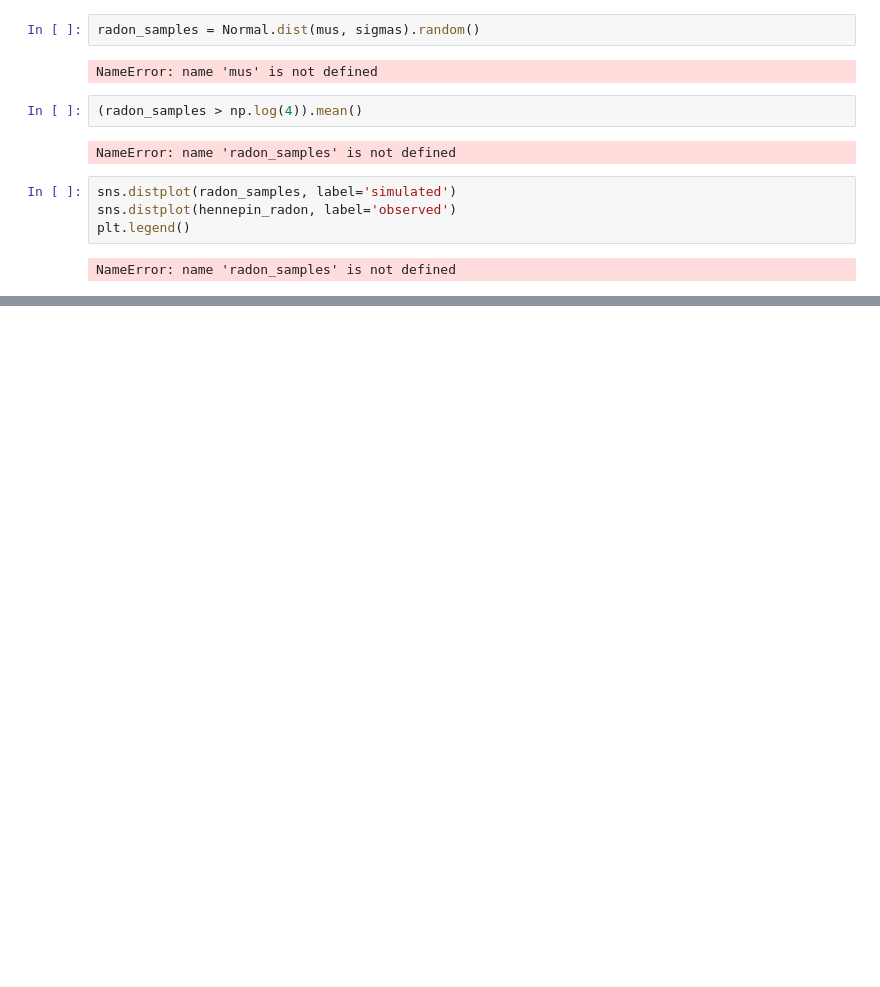
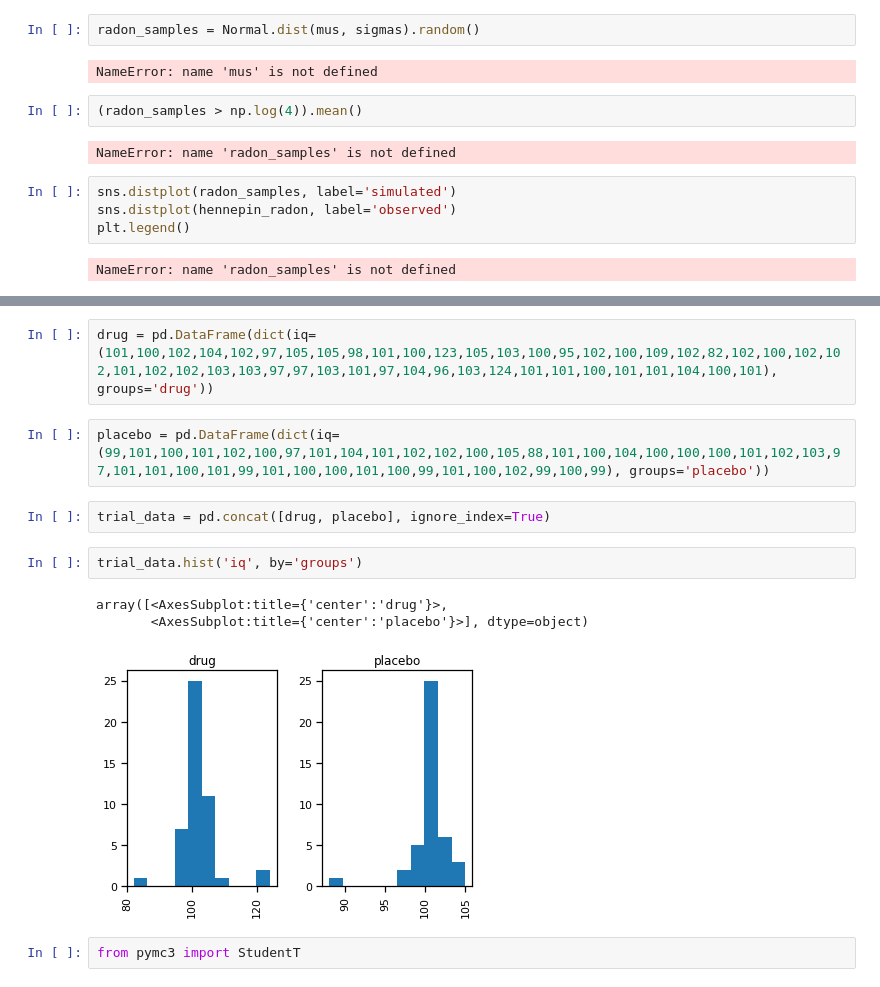
Before and after one commit to jdoolittle126/se419-master, a Jupyter notebook: exercise-04.2/Exercise 4.2.ipynb, the cells around one changed output, grey strips where cells are left out. Saved outputs shown, nothing was run; the diff lists cells and outputs as text; blank space fills up the shorter version.

```diff
--- a/exercise-04.2/Exercise 4.2.ipynb
+++ b/exercise-04.2/Exercise 4.2.ipynb
@@ -125,0 +140,14 @@ with Model() as prior_sensitivity:
+# %%
+drug = pd.DataFrame(dict(iq=(101,100,102,104,102,97,105,105,98,101,100,123,105,103,100,95,102,100,109,102,82,102,100,102,102,101,102,102,103,103,97,97,103,101,97,104,96,103,124,101,101,100,101,101,104,100,101), groups='drug'))
+# %%
+placebo = pd.DataFrame(dict(iq=(99,101,100,101,102,100,97,101,104,101,102,102,100,105,88,101,100,104,100,100,100,101,102,103,97,101,101,100,101,99,101,100,100,101,100,99,101,100,102,99,100,99), groups='placebo'))
+# %%
+trial_data = pd.concat([drug, placebo], ignore_index=True)
+# %%
+trial_data.hist('iq', by='groups')
+# %% [output]
+array([<AxesSubplot:title={'center':'drug'}>,
+       <AxesSubplot:title={'center':'placebo'}>], dtype=object)
+[figure, added]
+# %%
+from pymc3 import StudentT
```
Also changed, not shown: parts of 31 cells of this notebook, 2 other files.
